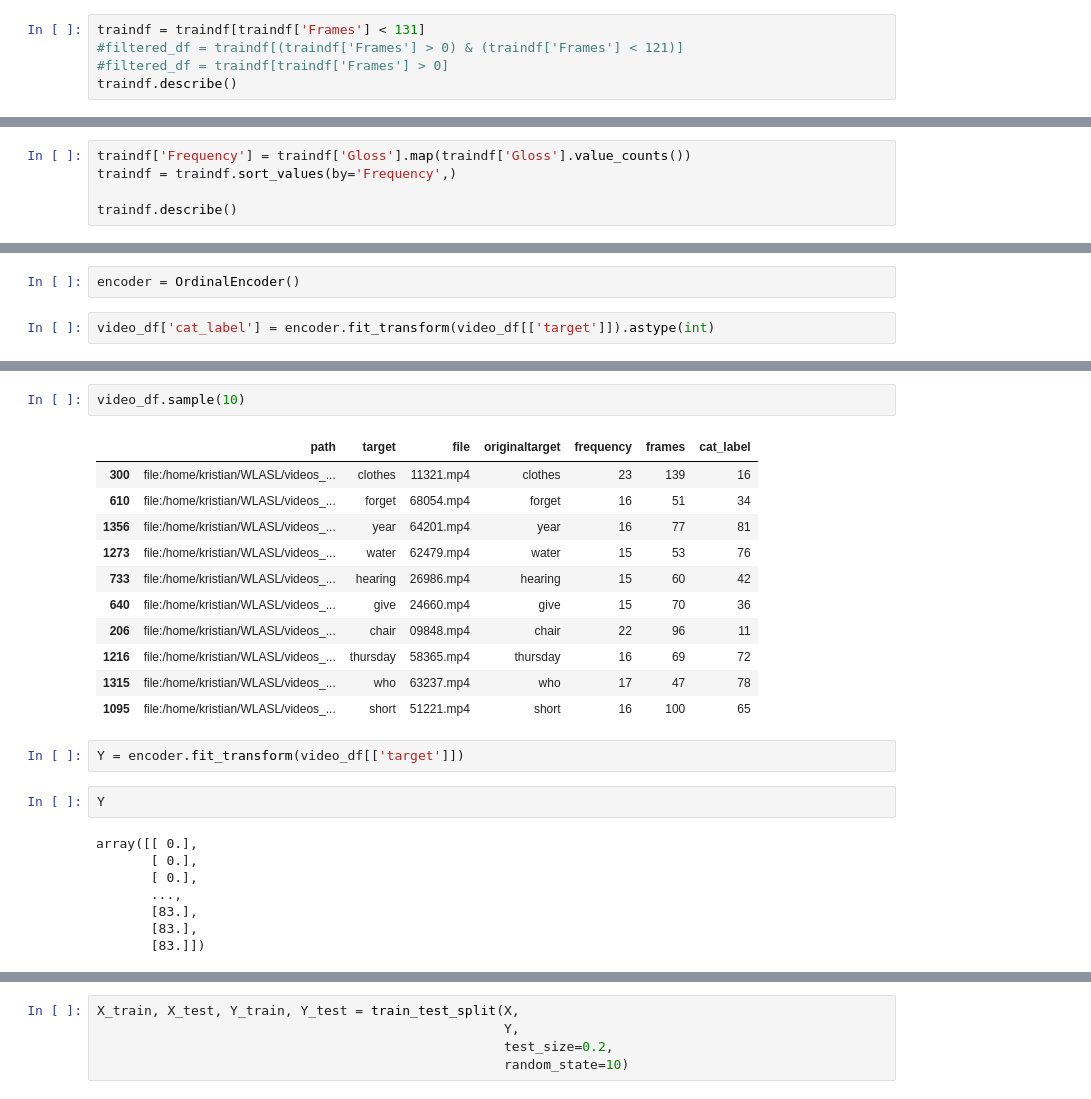
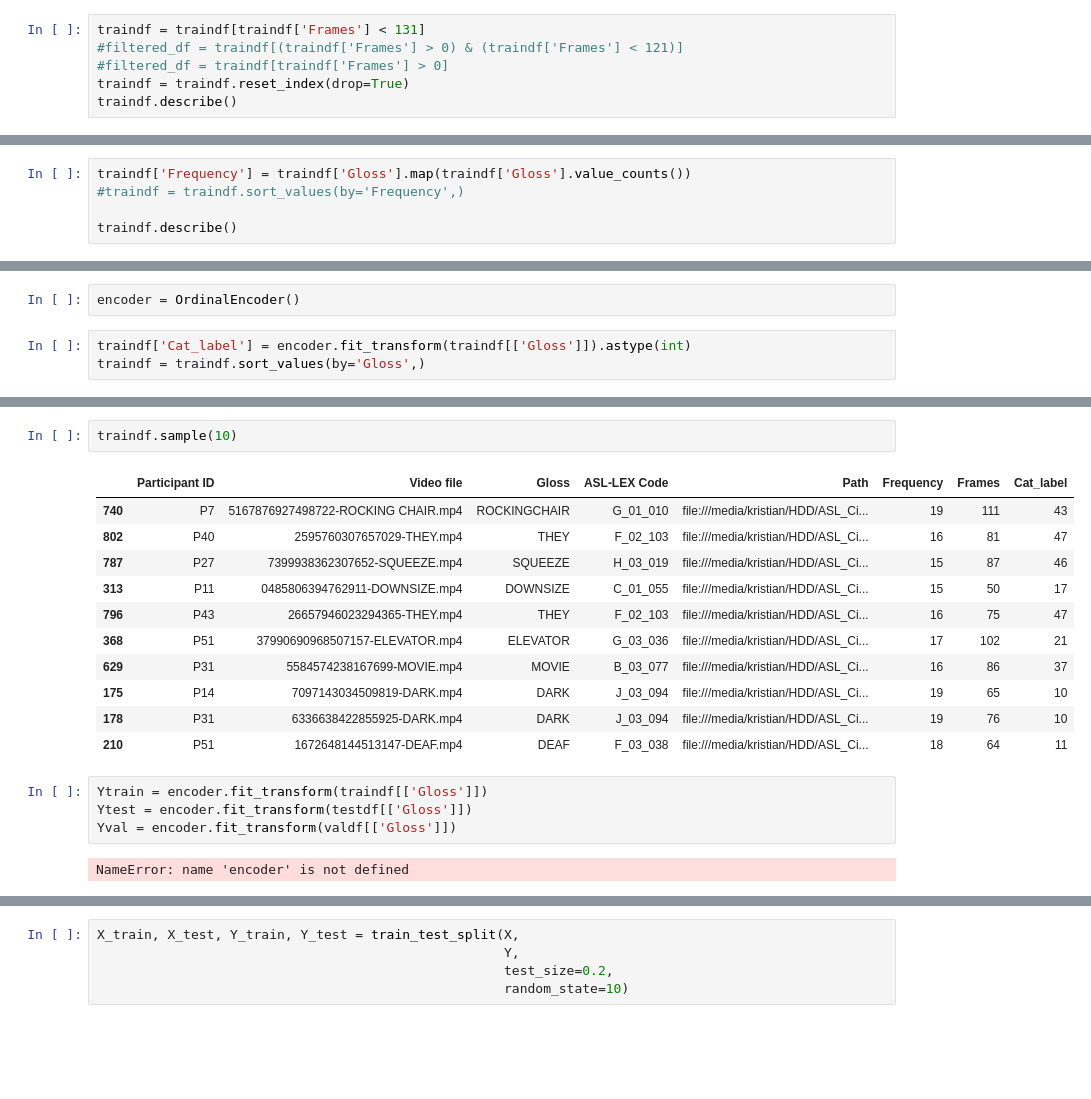
Before and after one commit to kristiany45/DAP_Github, a Jupyter notebook: tests mediapipe/Mediapipe ASL Citizen.ipynb, the cells around one changed output, grey strips where cells are left out. Drawn from its saved outputs; the diff is of its cells as text; blank space fills up the shorter version.

Commit message:
Update Mediapipe ASL Citizen.ipynb
Added LSTM to Mediapipe ASL Citizen (no learning)

```diff
--- a/tests mediapipe/Mediapipe ASL Citizen.ipynb
+++ b/tests mediapipe/Mediapipe ASL Citizen.ipynb
@@ -593,6 +593,7 @@ traindf.describe()
 traindf = traindf[traindf['Frames'] < 131]
 #filtered_df = traindf[(traindf['Frames'] > 0) & (traindf['Frames'] < 121)]
 #filtered_df = traindf[traindf['Frames'] > 0]
+traindf = traindf.reset_index(drop=True)
 traindf.describe()
 # %% [output]
 |  | Frequency | Frames |
@@ -606,7 +607,7 @@ traindf.describe()
 | max | 24.000000 | 130.000000 |
 # %%
 traindf['Frequency'] = traindf['Gloss'].map(traindf['Gloss'].value_counts())
-traindf = traindf.sort_values(by='Frequency',)
+#traindf = traindf.sort_values(by='Frequency',)
 
 traindf.describe()
 # %% [output]
@@ -869,5 +863,6 @@ traindf.head()
 # %%
 encoder = OrdinalEncoder()
 # %%
-video_df['cat_label'] = encoder.fit_transform(video_df[['target']]).astype(int)
+traindf['Cat_label'] = encoder.fit_transform(traindf[['Gloss']]).astype(int)
+traindf = traindf.sort_values(by='Gloss',)
 # %%
@@ -913,26 +950,20 @@ label_map
 # %%
-video_df.sample(10)
+traindf.sample(10)
 # %% [output]
-|  | path | target | file | originaltarget | frequency | frames | cat_label |
-| 300 | file:/home/kristian/WLASL/videos_... | clothes | 11321.mp4 | clothes | 23 | 139 | 16 |
-| 610 | file:/home/kristian/WLASL/videos_... | forget | 68054.mp4 | forget | 16 | 51 | 34 |
-| 1356 | file:/home/kristian/WLASL/videos_... | year | 64201.mp4 | year | 16 | 77 | 81 |
-| 1273 | file:/home/kristian/WLASL/videos_... | water | 62479.mp4 | water | 15 | 53 | 76 |
-| 733 | file:/home/kristian/WLASL/videos_... | hearing | 26986.mp4 | hearing | 15 | 60 | 42 |
-| 640 | file:/home/kristian/WLASL/videos_... | give | 24660.mp4 | give | 15 | 70 | 36 |
-| 206 | file:/home/kristian/WLASL/videos_... | chair | 09848.mp4 | chair | 22 | 96 | 11 |
-| 1216 | file:/home/kristian/WLASL/videos_... | thursday | 58365.mp4 | thursday | 16 | 69 | 72 |
-| 1315 | file:/home/kristian/WLASL/videos_... | who | 63237.mp4 | who | 17 | 47 | 78 |
-| 1095 | file:/home/kristian/WLASL/videos_... | short | 51221.mp4 | short | 16 | 100 | 65 |
+|  | Participant ID | Video file | Gloss | ASL-LEX Code | Path | Frequency | Frames | Cat_label |
+| 740 | P7 | 5167876927498722-ROCKING CHAIR.mp4 | ROCKINGCHAIR | G_01_010 | file:///media/kristian/HDD/ASL_Ci... | 19 | 111 | 43 |
+| 802 | P40 | 2595760307657029-THEY.mp4 | THEY | F_02_103 | file:///media/kristian/HDD/ASL_Ci... | 16 | 81 | 47 |
+| 787 | P27 | 7399938362307652-SQUEEZE.mp4 | SQUEEZE | H_03_019 | file:///media/kristian/HDD/ASL_Ci... | 15 | 87 | 46 |
+| 313 | P11 | 0485806394762911-DOWNSIZE.mp4 | DOWNSIZE | C_01_055 | file:///media/kristian/HDD/ASL_Ci... | 15 | 50 | 17 |
+| 796 | P43 | 26657946023294365-THEY.mp4 | THEY | F_02_103 | file:///media/kristian/HDD/ASL_Ci... | 16 | 75 | 47 |
+| 368 | P51 | 37990690968507157-ELEVATOR.mp4 | ELEVATOR | G_03_036 | file:///media/kristian/HDD/ASL_Ci... | 17 | 102 | 21 |
+| 629 | P31 | 5584574238167699-MOVIE.mp4 | MOVIE | B_03_077 | file:///media/kristian/HDD/ASL_Ci... | 16 | 86 | 37 |
+| 175 | P14 | 7097143034509819-DARK.mp4 | DARK | J_03_094 | file:///media/kristian/HDD/ASL_Ci... | 19 | 65 | 10 |
+| 178 | P31 | 6336638422855925-DARK.mp4 | DARK | J_03_094 | file:///media/kristian/HDD/ASL_Ci... | 19 | 76 | 10 |
+| 210 | P51 | 1672648144513147-DEAF.mp4 | DEAF | F_03_038 | file:///media/kristian/HDD/ASL_Ci... | 18 | 64 | 11 |
 # %%
-Y = encoder.fit_transform(video_df[['target']])
+Ytrain = encoder.fit_transform(traindf[['Gloss']])
+Ytest = encoder.fit_transform(testdf[['Gloss']])
+Yval = encoder.fit_transform(valdf[['Gloss']])
+# %% [output]
+NameError: name 'encoder' is not defined
-# %%
-Y
-# %% [output]
-array([[ 0.],
-       [ 0.],
-       [ 0.],
-       ...,
-       [83.],
-       [83.],
-       [83.]])
```
Also changed, not shown: parts of 61 cells of this notebook.
